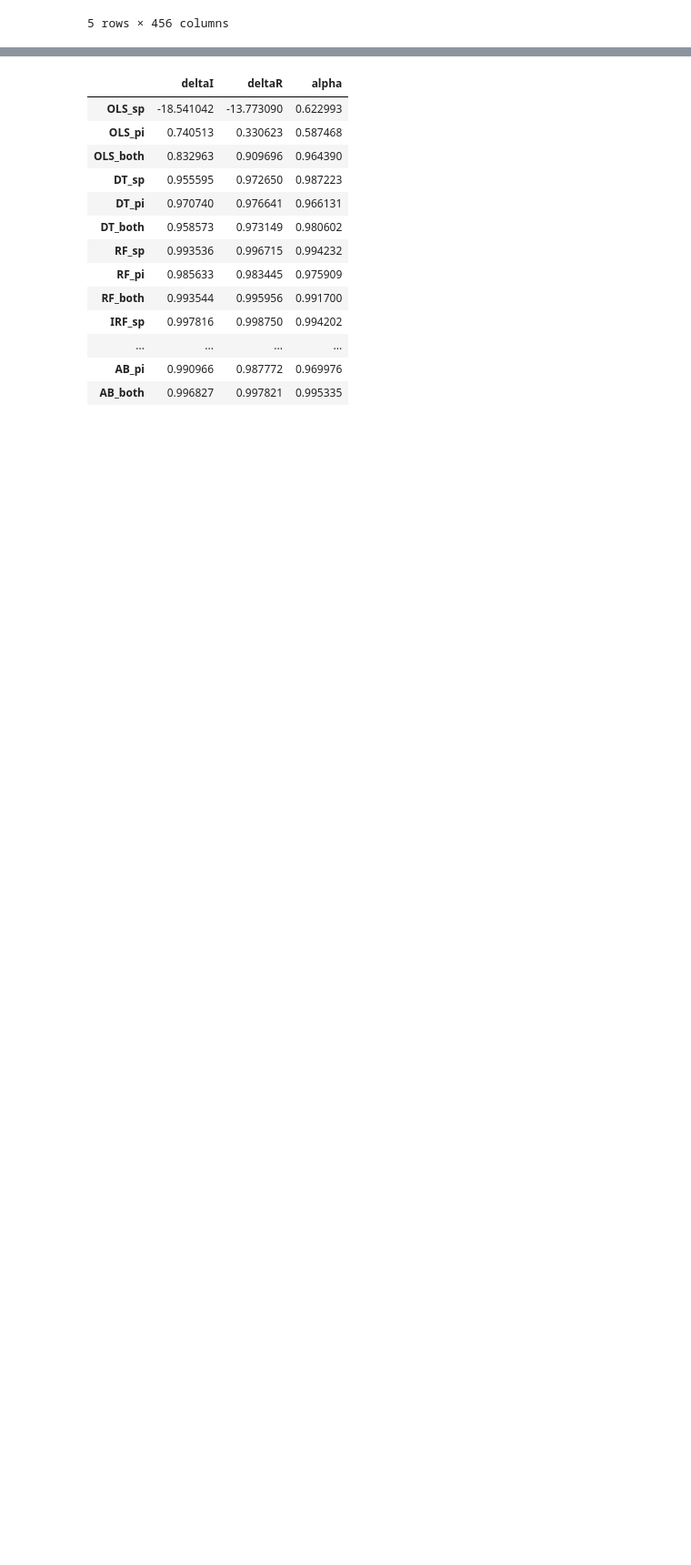
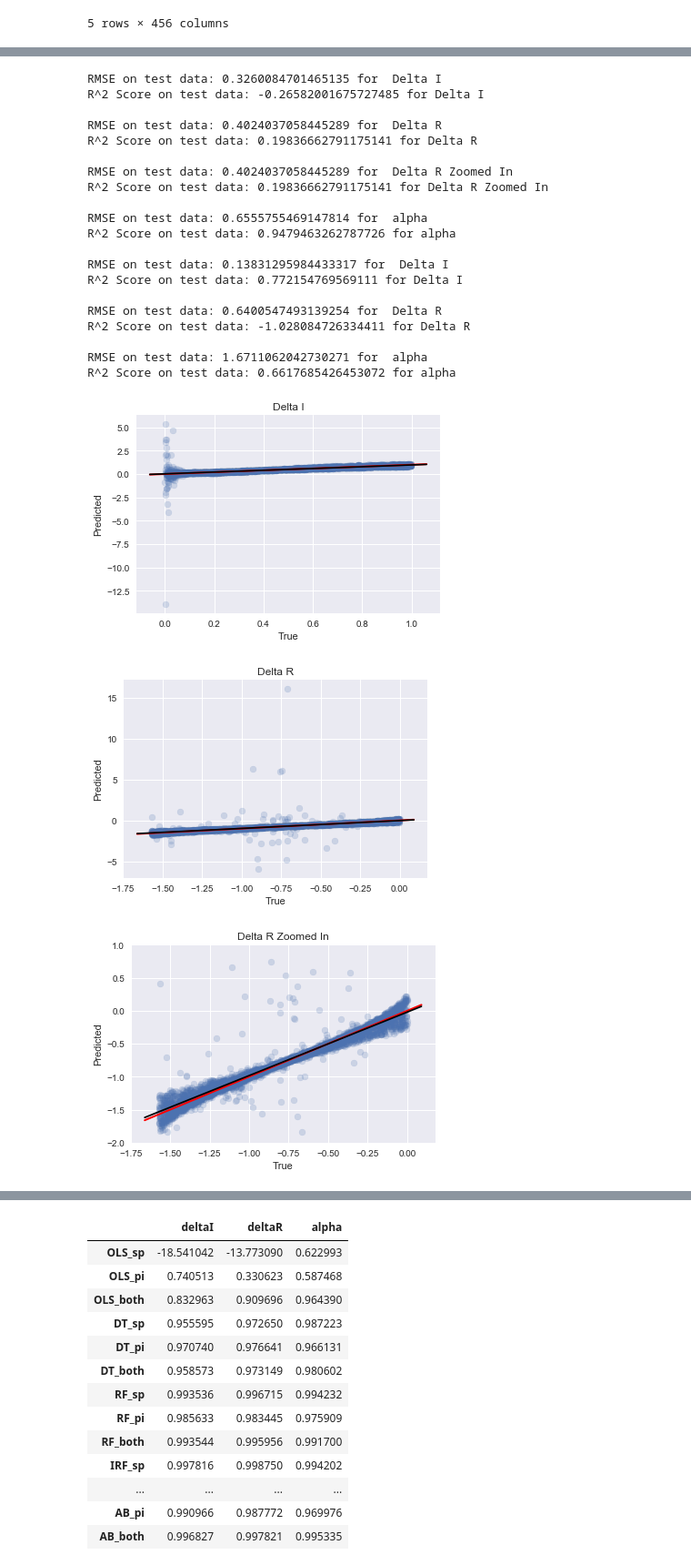
Before and after one commit to Lcollins91/DS_ResearchProject_ND, a Jupyter notebook: Hexagon_Spec_Models_v7_E0Mstarfixed_WithDispersion_BothKinds.ipynb, the cells around one changed output, grey strips where cells are left out. Shown at 91% size. Cells and saved outputs as stored; diff of their text form; code cells hidden in the pictures; blank space fills up the shorter version.

```diff
--- a/Hexagon_Spec_Models_v7_E0Mstarfixed_WithDispersion_BothKinds.ipynb
+++ b/Hexagon_Spec_Models_v7_E0Mstarfixed_WithDispersion_BothKinds.ipynb
@@ -156,0 +162,77 @@ data1.head()
+# %%
+#Initialize and fit OLS model for deltaI
+E0M_model_OLS_I_sp = sm.OLS(Y3_train['deltaI'], X3_train)
+E0M_model_OLS_R_sp = sm.OLS(Y3_train['deltaR'], X3_train)
+E0M_model_OLS_alpha_sp = sm.OLS(Y3_train['alpha'], X3_train)
+
+E0M_results_OLS_I_sp = E0M_model_OLS_I_sp.fit()
+E0M_results_OLS_R_sp = E0M_model_OLS_R_sp.fit()
+E0M_results_OLS_alpha_sp = E0M_model_OLS_alpha_sp.fit()
+
+#Make predictions on testing data
+E0M_predictions_OLS_I_sp = E0M_results_OLS_I_sp.predict(X3_test) # make the predictions by the model
+E0M_predictions_OLS_R_sp = E0M_results_OLS_R_sp.predict(X3_test)
+E0M_predictions_OLS_alpha_sp = E0M_results_OLS_alpha_sp.predict(X3_test)
+
+E0M_scores_OLS = [r2_score(Y3_test['deltaI'], E0M_predictions_OLS_I_sp),
+                 r2_score(Y3_test['deltaR'], E0M_predictions_OLS_R_sp),
+                 r2_score(Y3_test['alpha'], E0M_predictions_OLS_alpha_sp) ]
+
+#If we plot the predictions against the test data, a perfect model should be linear
+
+plotSummary(Y3_test['deltaI'], E0M_predictions_OLS_I_sp,'Delta I')
+#ylim([-1,5])
+plotSummary(Y3_test['deltaR'], E0M_predictions_OLS_R_sp, 'Delta R')
+plotSummary(Y3_test['deltaR'], E0M_predictions_OLS_R_sp, 'Delta R Zoomed In')
+ylim([-2,1])
+plotSummary(Y3_test['alpha'], E0M_predictions_OLS_alpha_sp, 'alpha')
+
+#Initialize and fit OLS model for deltaI
+E0M_model_OLS_I_pi = sm.OLS(Y4_train['deltaI'], X4_train)
+E0M_model_OLS_R_pi = sm.OLS(Y4_train['deltaR'], X4_train)
+E0M_model_OLS_alpha_pi = sm.OLS(Y4_train['alpha'], X4_train)
+
+E0M_results_OLS_I_pi = E0M_model_OLS_I_pi.fit()
+E0M_results_OLS_R_pi = E0M_model_OLS_R_pi.fit()
+E0M_results_OLS_alpha_pi = E0M_model_OLS_alpha_pi.fit()
+
+#Make predictions on testing data
+E0M_predictions_OLS_I_pi = E0M_results_OLS_I_pi.predict(X4_test) # make the predictions by the model
+E0M_predictions_OLS_R_pi = E0M_results_OLS_R_pi.predict(X4_test)
+E0M_predictions_OLS_alpha_pi = E0M_results_OLS_alpha_pi.predict(X4_test)
+
+E0M_scores_OLS_pi = [r2_score(Y4_test['deltaI'], E0M_predictions_OLS_I_pi),
+                 r2_score(Y4_test['deltaR'], E0M_predictions_OLS_R_pi),
+                 r2_score(Y4_test['alpha'], E0M_predictions_OLS_alpha_pi)]
+
+#If we plot the predictions against the test data, a perfect model should be linear
+
+plotSummary(Y4_test['deltaI'], E0M_predictions_OLS_I_pi,'Delta I')
+#ylim([-1,5])
+plotSummary(Y4_test['deltaR'], E0M_predictions_OLS_R_pi, 'Delta R')
+
+plotSummary(Y4_test['alpha'], E0M_predictions_OLS_alpha_pi, 'alpha')
+# %% [output]
+RMSE on test data: 0.3260084701465135 for  Delta I
+R^2 Score on test data: -0.26582001675727485 for Delta I
+
+RMSE on test data: 0.4024037058445289 for  Delta R
+R^2 Score on test data: 0.19836662791175141 for Delta R
+
+RMSE on test data: 0.4024037058445289 for  Delta R Zoomed In
+R^2 Score on test data: 0.19836662791175141 for Delta R Zoomed In
+
+RMSE on test data: 0.6555755469147814 for  alpha
+R^2 Score on test data: 0.9479463262787726 for alpha
+
+RMSE on test data: 0.13831295984433317 for  Delta I
+R^2 Score on test data: 0.772154769569111 for Delta I
+
+RMSE on test data: 0.6400547493139254 for  Delta R
+R^2 Score on test data: -1.028084726334411 for Delta R
+
+RMSE on test data: 1.6711062042730271 for  alpha
+R^2 Score on test data: 0.6617685426453072 for alpha
+[figure, added]
+[figure, added]
+[figure, added]
```
Also changed, not shown: parts of 53 cells of this notebook, 3 other files.
